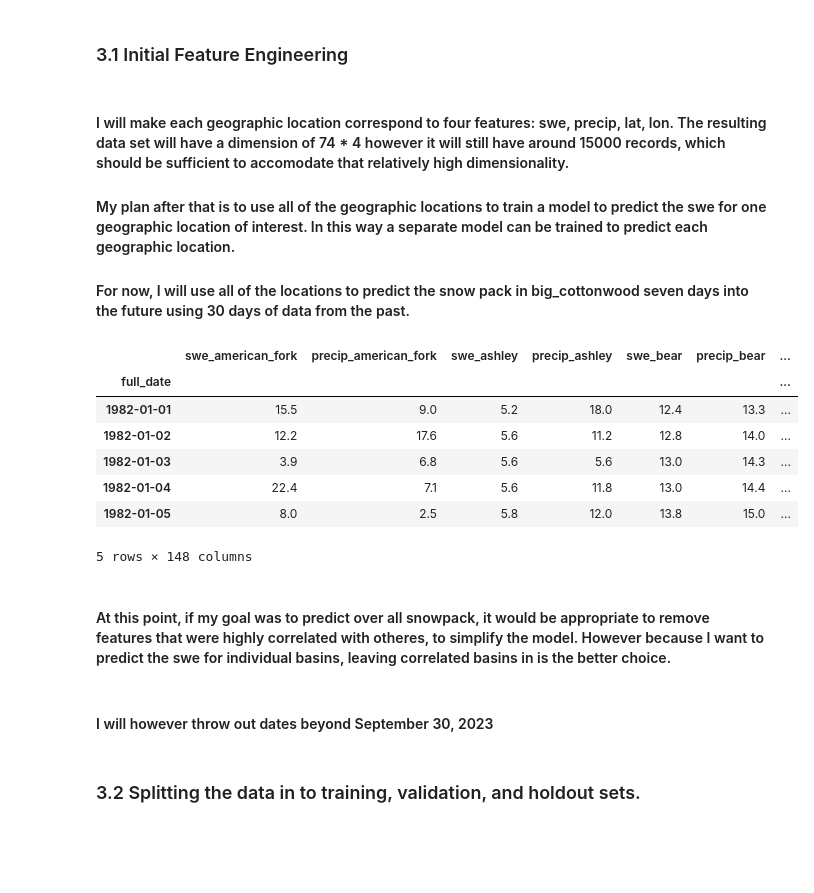
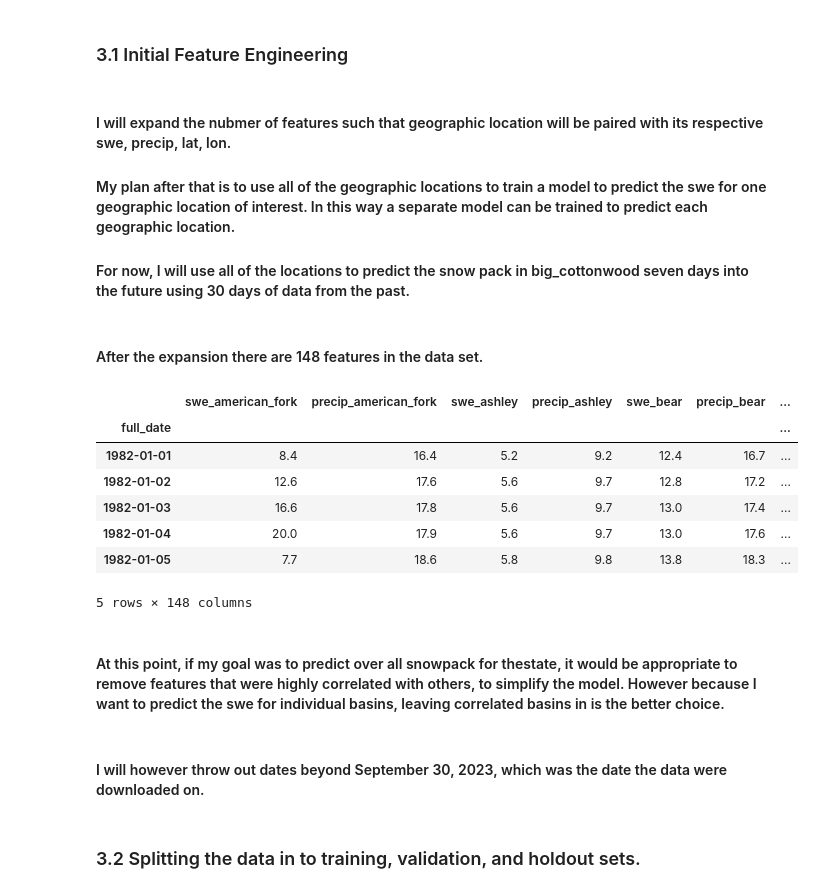
Before and after one commit to jtmartineau/utah-snow-water-equivalent-modeling, a Jupyter notebook: SWE-predictive-analysis.ipynb, the cells around one changed output. Saved outputs shown, nothing was run; the diff lists cells and outputs as text; code cells hidden in the pictures; blank space fills up the shorter version.

```diff
--- a/SWE-predictive-analysis.ipynb
+++ b/SWE-predictive-analysis.ipynb
@@ -430,7 +446,7 @@ df_time_series.head(10)
 # %% [markdown]
 ### 3.1 Initial Feature Engineering
 # %% [markdown]
-#### I will make each geographic location correspond to four features: swe, precip, lat, lon. The resulting data set will have a dimension of 74 * 4 however it will still have around 15000 records, which should be sufficient to accomodate that relatively high dimensionality.
+#### I will expand the nubmer of features such that geographic location will be paired with its respective swe, precip, lat, lon.
 
 #### My plan after that is to use all of the geographic locations to train a model to predict the swe for one geographic location of interest. In this way a separate model can be trained to predict each geographic location.
 
@@ -445,21 +461,23 @@ for location in list(df_time_series['geographic_location'].unique()):
                              'precip' : 'precip' + '_' + location});
     sub_df = sub_df.drop([location], axis = 1);
     df_time_series_engineered = pd.concat([df_time_series_engineered, sub_df], axis = 1)
+# %% [markdown]
+#### After the expansion there are 148 features in the data set.
 # %%
-df_time_series_engineered.head()
+df_time_series_engineered.head(5)
 # %% [output]
 |  | swe_american_fork | precip_american_fork | swe_ashley | precip_ashley | swe_bear | precip_bear | ... |
 | full_date |  |  |  |  |  |  | ... |
-| 1982-01-01 | 15.5 | 9.0 | 5.2 | 18.0 | 12.4 | 13.3 | ... |
-| 1982-01-02 | 12.2 | 17.6 | 5.6 | 11.2 | 12.8 | 14.0 | ... |
-| 1982-01-03 | 3.9 | 6.8 | 5.6 | 5.6 | 13.0 | 14.3 | ... |
-| 1982-01-04 | 22.4 | 7.1 | 5.6 | 11.8 | 13.0 | 14.4 | ... |
-| 1982-01-05 | 8.0 | 2.5 | 5.8 | 12.0 | 13.8 | 15.0 | ... |
+| 1982-01-01 | 8.4 | 16.4 | 5.2 | 9.2 | 12.4 | 16.7 | ... |
+| 1982-01-02 | 12.6 | 17.6 | 5.6 | 9.7 | 12.8 | 17.2 | ... |
+| 1982-01-03 | 16.6 | 17.8 | 5.6 | 9.7 | 13.0 | 17.4 | ... |
+| 1982-01-04 | 20.0 | 17.9 | 5.6 | 9.7 | 13.0 | 17.6 | ... |
+| 1982-01-05 | 7.7 | 18.6 | 5.8 | 9.8 | 13.8 | 18.3 | ... |
 5 rows × 148 columns
 # %% [markdown]
-#### At this point, if my goal was to predict over all snowpack, it would be appropriate to remove features that were highly correlated with otheres, to simplify the model. However because I want to predict the swe for individual basins, leaving correlated basins in is the better choice.
+#### At this point, if my goal was to predict over all snowpack for thestate, it would be appropriate to remove features that were highly correlated with others, to simplify the model. However because I want to predict the swe for individual basins, leaving correlated basins in is the better choice.
 # %% [markdown]
-#### I will however throw out dates beyond September 30, 2023
+#### I will however throw out dates beyond September 30, 2023, which was the date the data were downloaded on.
 # %%
 df_time_series_engineered = df_time_series_engineered.loc[df_time_series_engineered.index <= '2023-07-30']
 # %% [markdown]
```
Also changed, not shown: parts of 42 cells of this notebook, 4 other files.
